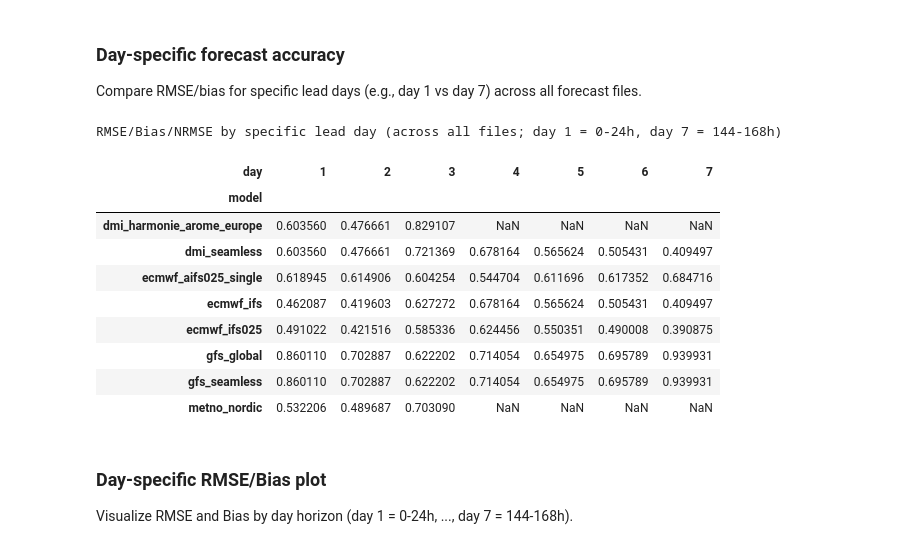
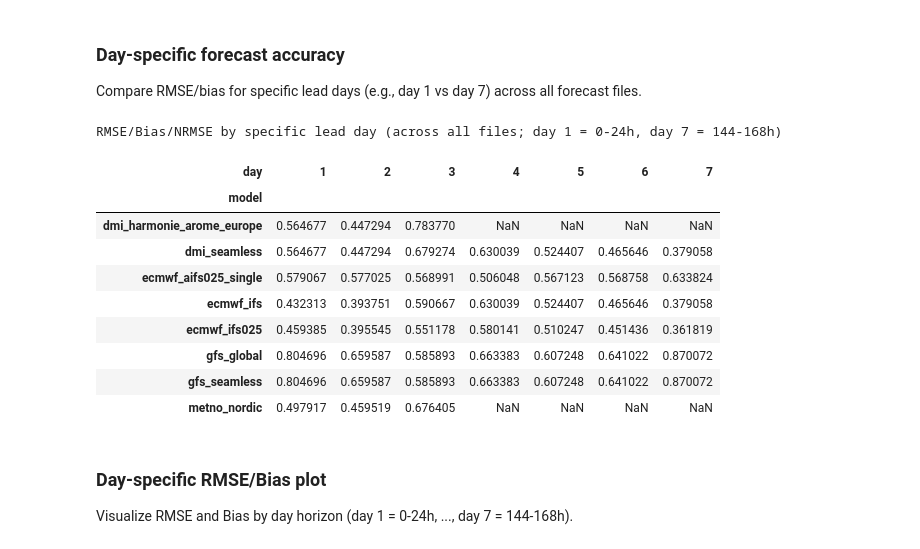
Before and after one commit to Louis2308/Solar-poster, a Jupyter notebook: Forcast_Comparison.ipynb, the cells around one changed output. Drawn from its saved outputs; the diff is of its cells as text; code cells hidden in the pictures.

```diff
--- a/Forcast_Comparison.ipynb
+++ b/Forcast_Comparison.ipynb
@@ -210,7 +210,7 @@ Total models in aligned data: 8 -> ['dmi_harmonie_arome_europe', 'dmi_seamless',
 ### Error metrics by horizon
 Compute RMSE and bias per model and horizon; plot curves and key horizons (24/48/72h).
 # %%
-GHI_MIN = 0  # GHI threshold for daylight filtering (W/m^2); set >0 to exclude low-light
+GHI_MIN = 1  # GHI threshold for daylight filtering (W/m^2); >0 removes night/low-light
 # %%
 
 import numpy as np
@@ -575,41 +575,44 @@ import pandas as pd
 
 if 'aligned' not in locals() or aligned.empty:
     raise ValueError("Run the alignment cell first to build 'aligned'")
 
 # Configure which lead days to evaluate (1 = 0-24h, 2 = 24-48h, etc.)
 target_days = [1, 2, 3, 4, 5, 6, 7]
 
 rows = []
 for d in target_days:
     h_low = (d - 1) * 24
     h_high = d * 24
     subset = aligned[(aligned['horizon_hours'] > h_low) & (aligned['horizon_hours'] <= h_high)]
     subset = subset[subset['ghi'] > GHI_MIN]
+    subset = subset[subset['ghi'] > GHI_MIN]
     if subset.empty:
+        # debug: show min ghi before filter when filtered out
+        # print(f'Day {d}: min ghi before filter {subset['ghi'].min() if len(subset) else float('nan'):.3f}')
         continue
     agg = metrics_with_nrmse(subset, ['model'], ghi_min=GHI_MIN)
     agg['day'] = d
     rows.append(agg.rename(columns={'nrmse': 'nrmse'}))
 
 if not rows:
     raise ValueError('No data for selected target_days')
 
 results = pd.concat(rows, ignore_index=True)
 
 print("RMSE/Bias/NRMSE by specific lead day (across all files; day 1 = 0-24h, day 7 = 144-168h)")
 display(results.pivot(index='model', columns='day', values='nrmse'))
 # %% [output]
 RMSE/Bias/NRMSE by specific lead day (across all files; day 1 = 0-24h, day 7 = 144-168h)
 | day | 1 | 2 | 3 | 4 | 5 | 6 | 7 |
 | model |  |  |  |  |  |  |  |
-| dmi_harmonie_arome_europe | 0.603560 | 0.476661 | 0.829107 | NaN | NaN | NaN | NaN |
-| dmi_seamless | 0.603560 | 0.476661 | 0.721369 | 0.678164 | 0.565624 | 0.505431 | 0.409497 |
-| ecmwf_aifs025_single | 0.618945 | 0.614906 | 0.604254 | 0.544704 | 0.611696 | 0.617352 | 0.684716 |
-| ecmwf_ifs | 0.462087 | 0.419603 | 0.627272 | 0.678164 | 0.565624 | 0.505431 | 0.409497 |
-| ecmwf_ifs025 | 0.491022 | 0.421516 | 0.585336 | 0.624456 | 0.550351 | 0.490008 | 0.390875 |
-| gfs_global | 0.860110 | 0.702887 | 0.622202 | 0.714054 | 0.654975 | 0.695789 | 0.939931 |
-| gfs_seamless | 0.860110 | 0.702887 | 0.622202 | 0.714054 | 0.654975 | 0.695789 | 0.939931 |
-| metno_nordic | 0.532206 | 0.489687 | 0.703090 | NaN | NaN | NaN | NaN |
+| dmi_harmonie_arome_europe | 0.564677 | 0.447294 | 0.783770 | NaN | NaN | NaN | NaN |
+| dmi_seamless | 0.564677 | 0.447294 | 0.679274 | 0.630039 | 0.524407 | 0.465646 | 0.379058 |
+| ecmwf_aifs025_single | 0.579067 | 0.577025 | 0.568991 | 0.506048 | 0.567123 | 0.568758 | 0.633824 |
+| ecmwf_ifs | 0.432313 | 0.393751 | 0.590667 | 0.630039 | 0.524407 | 0.465646 | 0.379058 |
+| ecmwf_ifs025 | 0.459385 | 0.395545 | 0.551178 | 0.580141 | 0.510247 | 0.451436 | 0.361819 |
+| gfs_global | 0.804696 | 0.659587 | 0.585893 | 0.663383 | 0.607248 | 0.641022 | 0.870072 |
+| gfs_seamless | 0.804696 | 0.659587 | 0.585893 | 0.663383 | 0.607248 | 0.641022 | 0.870072 |
+| metno_nordic | 0.497917 | 0.459519 | 0.676405 | NaN | NaN | NaN | NaN |
 # %% [markdown]
 
 ### Day-specific RMSE/Bias plot
```
Also changed, not shown: parts of 5 cells of this notebook.
